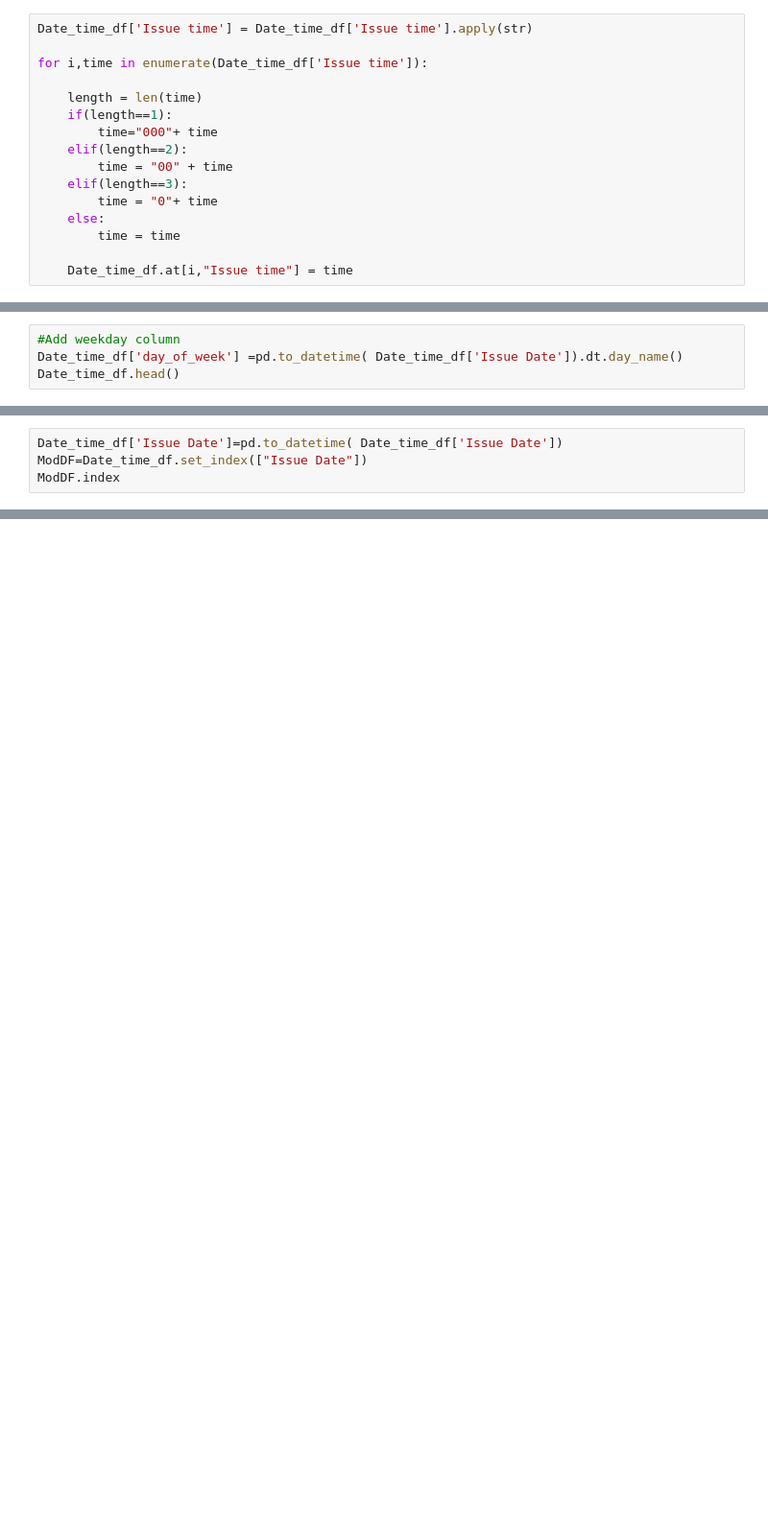
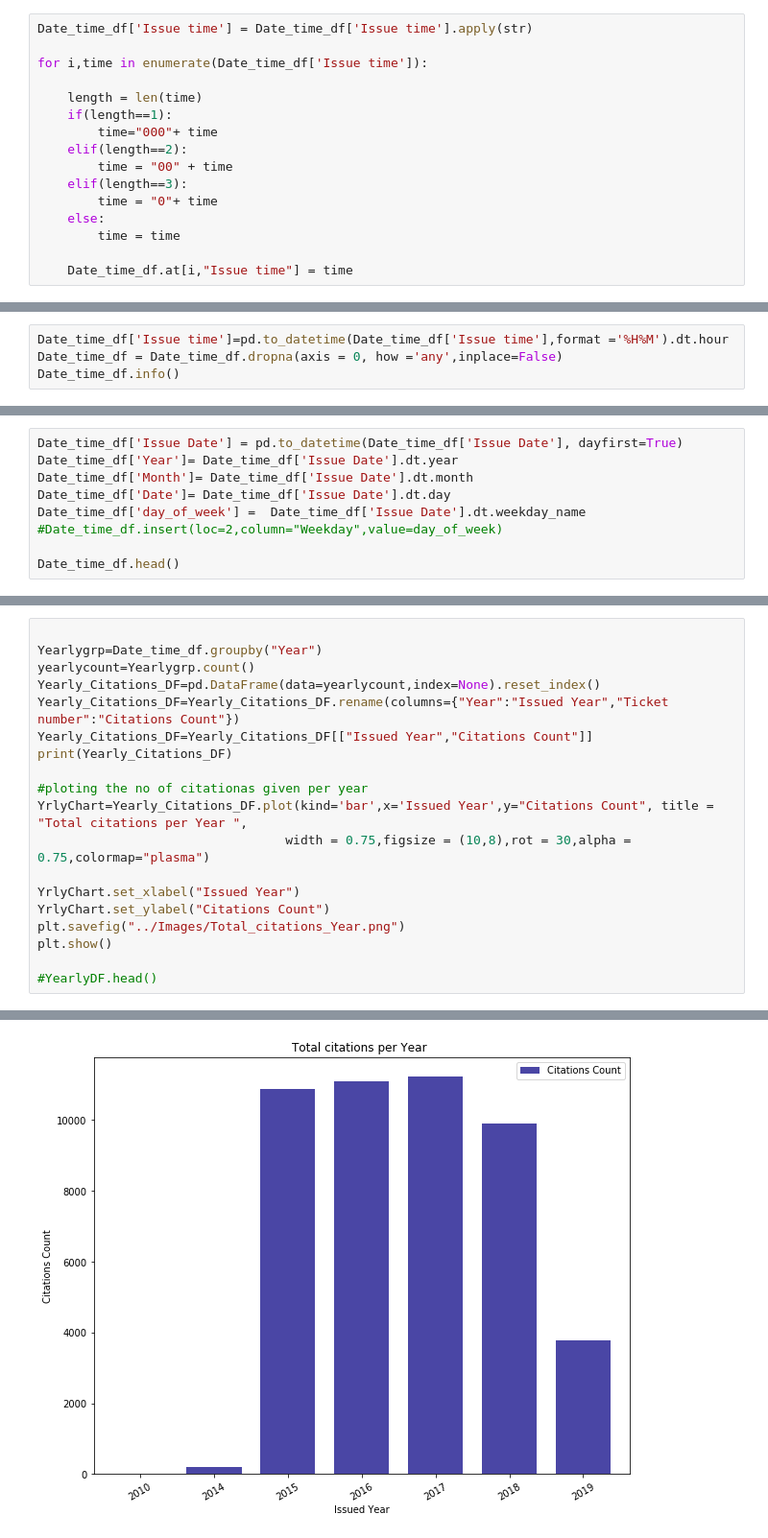
Before and after one commit to usn1485/LAParkingCitations, a Jupyter notebook: LAParking.ipynb, the cells around one changed output, grey strips where cells are left out. Shown at 96% size. Drawn from its saved outputs; the diff is of its cells as text; blank space fills up the shorter version.

```diff
--- a/LAParking.ipynb
+++ b/LAParking.ipynb
@@ -170,4 +64,0 @@ TimeDF.nlargest(20, "DT count", keep='first').plot(kind='bar')
-# %%
-#Add weekday column
-Date_time_df['day_of_week'] =pd.to_datetime( Date_time_df['Issue Date']).dt.day_name()
-Date_time_df.head()
@@ -181,4 +64,0 @@ Date_time_df.head()
-# %%
-Date_time_df['Issue Date']=pd.to_datetime( Date_time_df['Issue Date'])
-ModDF=Date_time_df.set_index(["Issue Date"])
-ModDF.index
@@ -264,0 +65,4 @@ DailyDF.nlargest(20,"Ticket count",keep="first").plot(kind='bar')
+# %%
+Date_time_df['Issue time']=pd.to_datetime(Date_time_df['Issue time'],format ='%H%M').dt.hour
+Date_time_df = Date_time_df.dropna(axis = 0, how ='any',inplace=False)
+Date_time_df.info()
@@ -264,0 +88,9 @@ DailyDF.nlargest(20,"Ticket count",keep="first").plot(kind='bar')
+# %%
+Date_time_df['Issue Date'] = pd.to_datetime(Date_time_df['Issue Date'], dayfirst=True)
+Date_time_df['Year']= Date_time_df['Issue Date'].dt.year
+Date_time_df['Month']= Date_time_df['Issue Date'].dt.month
+Date_time_df['Date']= Date_time_df['Issue Date'].dt.day
+Date_time_df['day_of_week'] =  Date_time_df['Issue Date'].dt.weekday_name
+#Date_time_df.insert(loc=2,column="Weekday",value=day_of_week)
+
+Date_time_df.head()
@@ -264,0 +106,20 @@ DailyDF.nlargest(20,"Ticket count",keep="first").plot(kind='bar')
+# %%
+
+Yearlygrp=Date_time_df.groupby("Year")
+yearlycount=Yearlygrp.count()
+Yearly_Citations_DF=pd.DataFrame(data=yearlycount,index=None).reset_index()
+Yearly_Citations_DF=Yearly_Citations_DF.rename(columns={"Year":"Issued Year","Ticket number":"Citations Count"})
+Yearly_Citations_DF=Yearly_Citations_DF[["Issued Year","Citations Count"]]
+print(Yearly_Citations_DF)
+
+#ploting the no of citationas given per year
+YrlyChart=Yearly_Citations_DF.plot(kind='bar',x='Issued Year',y="Citations Count", title = "Total citations per Year ",
+                                 width = 0.75,figsize = (10,8),rot = 30,alpha = 0.75,colormap="plasma")
+
+YrlyChart.set_xlabel("Issued Year")
+YrlyChart.set_ylabel("Citations Count")
+plt.savefig("../Images/Total_citations_Year.png")
+plt.show()
+
+#YearlyDF.head()
+# %% [output]
@@ -264,0 +134 @@ DailyDF.nlargest(20,"Ticket count",keep="first").plot(kind='bar')
+[figure, added]
```
Also changed, not shown: parts of 53 cells of this notebook.
